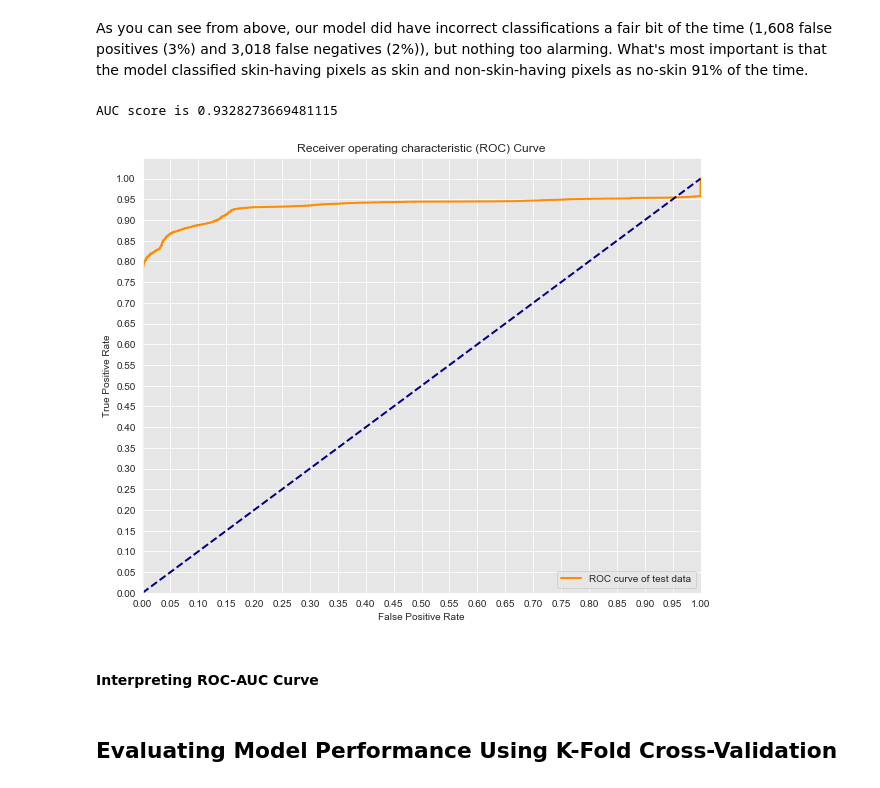
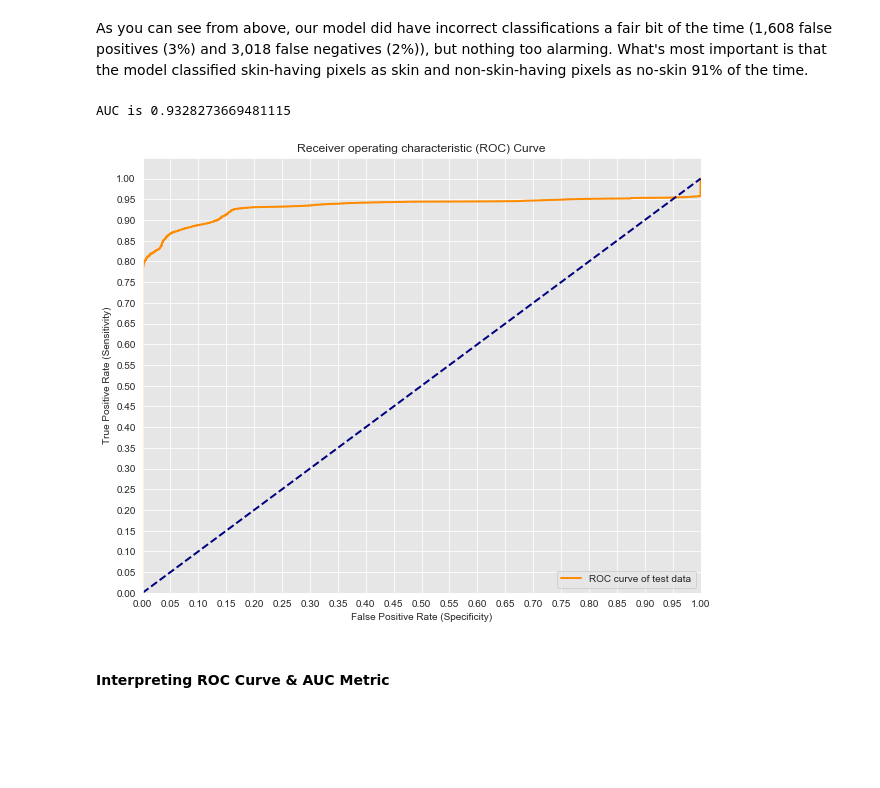
Before and after one commit to aulorbe/Skin-Segmentation-Logit-Regression, a Jupyter notebook: Skin_NoSkin.ipynb, the cells around one changed output. Cells and saved outputs as stored; diff of their text form; code cells hidden in the pictures; blank space fills up the shorter version.

```diff
--- a/Skin_NoSkin.ipynb
+++ b/Skin_NoSkin.ipynb
@@ -244,34 +244,32 @@ fpr, tpr, thresholds = roc_curve(y_test, y_score)
 # %%
 import matplotlib.pyplot as plt
 import seaborn as sns
 
 #Seaborns Beautiful Styling
 sns.set_style("darkgrid", {"axes.facecolor": ".9"})
 
 # printing AUC info
-print('AUC score is {}'.format(auc(fpr, tpr)))
+print('AUC is {}'.format(auc(fpr, tpr)))
 
 # plotting the tpr and fpr
 plt.figure(figsize=(10,8))
 lw = 2
 plt.plot(fpr, tpr, color='darkorange',
          lw=lw, label='ROC curve of test data')
 
 # aesthetics
 plt.plot([0, 1], [0, 1], color='navy', lw=lw, linestyle='--')
 plt.xlim([0.0, 1.0])
 plt.ylim([0.0, 1.05])
 plt.yticks([i/20.0 for i in range(21)])
 plt.xticks([i/20.0 for i in range(21)])
-plt.xlabel('False Positive Rate')
-plt.ylabel('True Positive Rate')
+plt.xlabel('False Positive Rate (Specificity)')
+plt.ylabel('True Positive Rate (Sensitivity)')
 plt.title('Receiver operating characteristic (ROC) Curve')
 plt.legend(loc="lower right")
 plt.show()
 # %% [output]
-AUC score is 0.9328273669481115
+AUC is 0.9328273669481115
-[figure, old version]
+[figure, new version]
 # %% [markdown]
-#### Interpreting ROC-AUC Curve
+#### Interpreting ROC Curve & AUC Metric
-# %% [markdown]
-## Evaluating Model Performance Using K-Fold Cross-Validation
```
Also changed, not shown: parts of 27 cells of this notebook.
